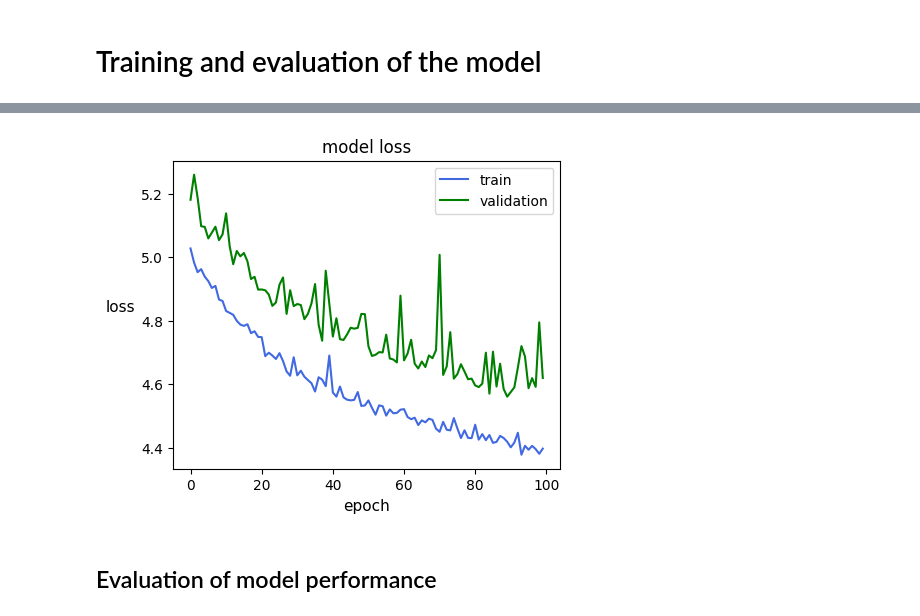
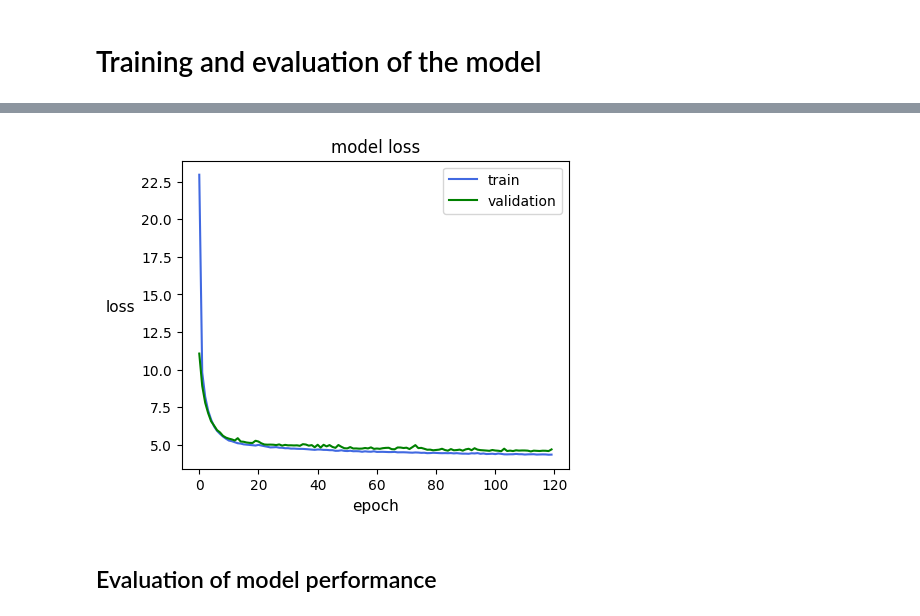
Before and after one commit to sanam41/pytr-1009-Final-Project, a Jupyter notebook: ML-predictive-model.ipynb, the cells around one changed output, grey strips where cells are left out. Drawn from its saved outputs; the diff is of its cells as text; code cells hidden in the pictures.

```diff
--- a/ML-predictive-model.ipynb
+++ b/ML-predictive-model.ipynb
@@ -145,16 +148,16 @@ Epoch 120/120
 # %%
 # summarize history for loss. I used this plot as a reference to learn if the model is over or under fitting.
 # The validation loss is still higher than the training one, which is expected but also shows that there is room for improvement
 plt.figure(figsize = (5,4))
-plt.plot(result.history['loss'][20:], color = 'royalblue')
-plt.plot(result.history['val_loss'][20:], color = 'green')
+plt.plot(result.history['loss'], color = 'royalblue')
+plt.plot(result.history['val_loss'], color = 'green')
 plt.title('model loss')
 plt.ylabel('loss', rotation = 0, fontsize = 11, ha = 'right')
 plt.xlabel('epoch', fontsize = 11)
 plt.legend(['train', 'validation'], loc='upper right')
 plt.show()
 # %% [output]
-[figure, old version]
+[figure, new version]
 # %% [markdown]
 ## Evaluation of model performance
 # %%
```
Also changed, not shown: parts of 10 cells of this notebook, 2 other files.
